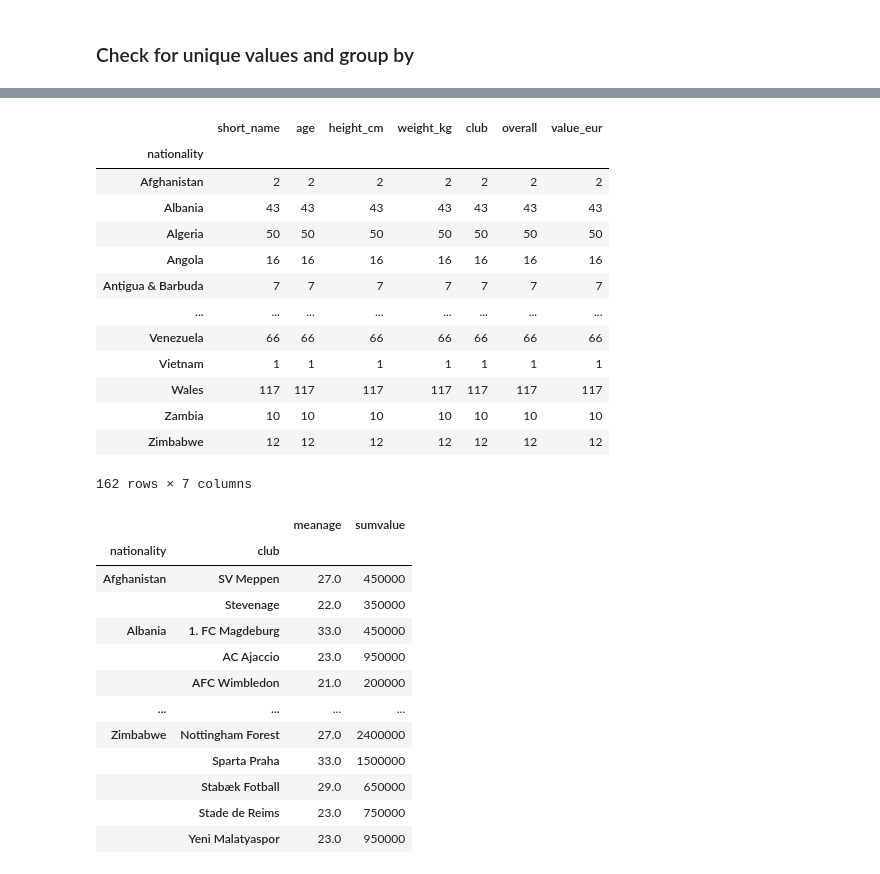
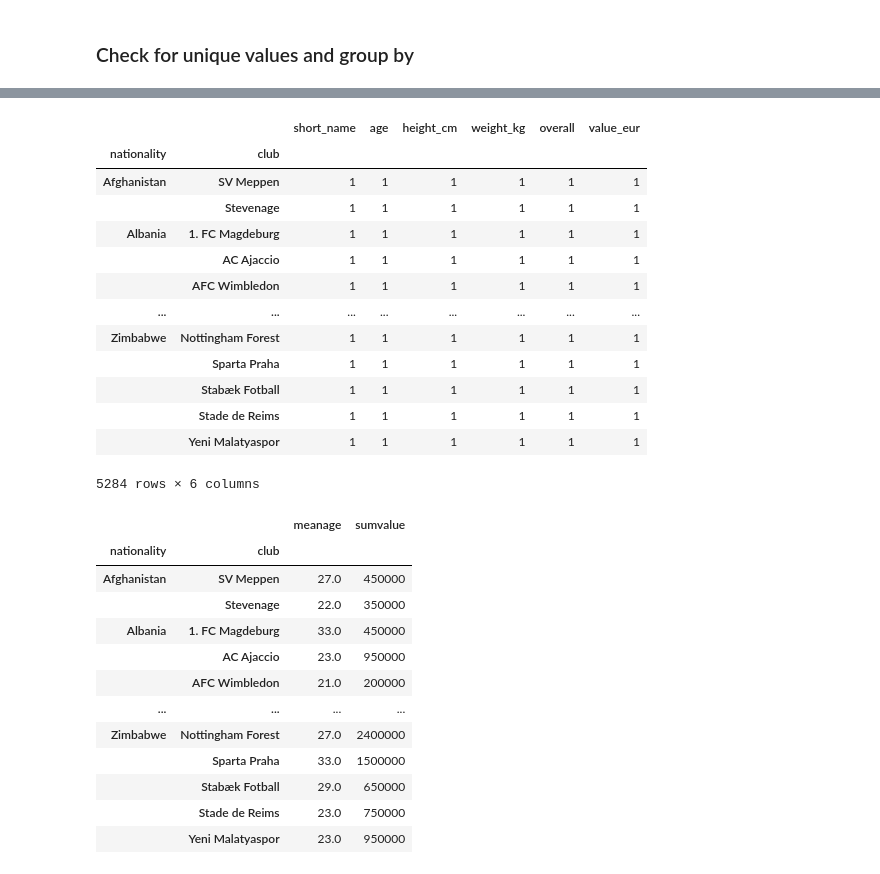
Before and after one commit to afflint/mastercobra, a Jupyter notebook: exploration.ipynb, the cells around one changed output, grey strips where cells are left out. Saved outputs shown, nothing was run; the diff lists cells and outputs as text; code cells hidden in the pictures.

```diff
--- a/exploration.ipynb
+++ b/exploration.ipynb
@@ -92,20 +113,22 @@ array(['Argentina', 'Portugal', 'Brazil', 'Slovenia', 'Belgium',
 # %%
-S.groupby('nationality').count()
+G = S.groupby(['nationality', 'club']).count()
-# %% [output]
-|  | short_name | age | height_cm | weight_kg | club | overall | value_eur |
-| nationality |  |  |  |  |  |  |  |
-| Afghanistan | 2 | 2 | 2 | 2 | 2 | 2 | 2 |
-| Albania | 43 | 43 | 43 | 43 | 43 | 43 | 43 |
-| Algeria | 50 | 50 | 50 | 50 | 50 | 50 | 50 |
-| Angola | 16 | 16 | 16 | 16 | 16 | 16 | 16 |
-| Antigua & Barbuda | 7 | 7 | 7 | 7 | 7 | 7 | 7 |
-| ... | ... | ... | ... | ... | ... | ... | ... |
-| Venezuela | 66 | 66 | 66 | 66 | 66 | 66 | 66 |
-| Vietnam | 1 | 1 | 1 | 1 | 1 | 1 | 1 |
-| Wales | 117 | 117 | 117 | 117 | 117 | 117 | 117 |
-| Zambia | 10 | 10 | 10 | 10 | 10 | 10 | 10 |
-| Zimbabwe | 12 | 12 | 12 | 12 | 12 | 12 | 12 |
-162 rows × 7 columns
+# %%
+G
+# %% [output]
+|  |  | short_name | age | height_cm | weight_kg | overall | value_eur |
+| nationality | club |  |  |  |  |  |  |
+| Afghanistan | SV Meppen | 1 | 1 | 1 | 1 | 1 | 1 |
+|  | Stevenage | 1 | 1 | 1 | 1 | 1 | 1 |
+| Albania | 1. FC Magdeburg | 1 | 1 | 1 | 1 | 1 | 1 |
+|  | AC Ajaccio | 1 | 1 | 1 | 1 | 1 | 1 |
+|  | AFC Wimbledon | 1 | 1 | 1 | 1 | 1 | 1 |
+| ... | ... | ... | ... | ... | ... | ... | ... |
+| Zimbabwe | Nottingham Forest | 1 | 1 | 1 | 1 | 1 | 1 |
+|  | Sparta Praha | 1 | 1 | 1 | 1 | 1 | 1 |
+|  | Stabæk Fotball | 1 | 1 | 1 | 1 | 1 | 1 |
+|  | Stade de Reims | 1 | 1 | 1 | 1 | 1 | 1 |
+|  | Yeni Malatyaspor | 1 | 1 | 1 | 1 | 1 | 1 |
+5284 rows × 6 columns
 # %%
 S.groupby(['nationality', 'club']).agg(meanage=('age', 'mean'), sumvalue=('value_eur', 'sum'))
 # %% [output]
```
Also changed, not shown: parts of 16 cells of this notebook, 2 other files.
